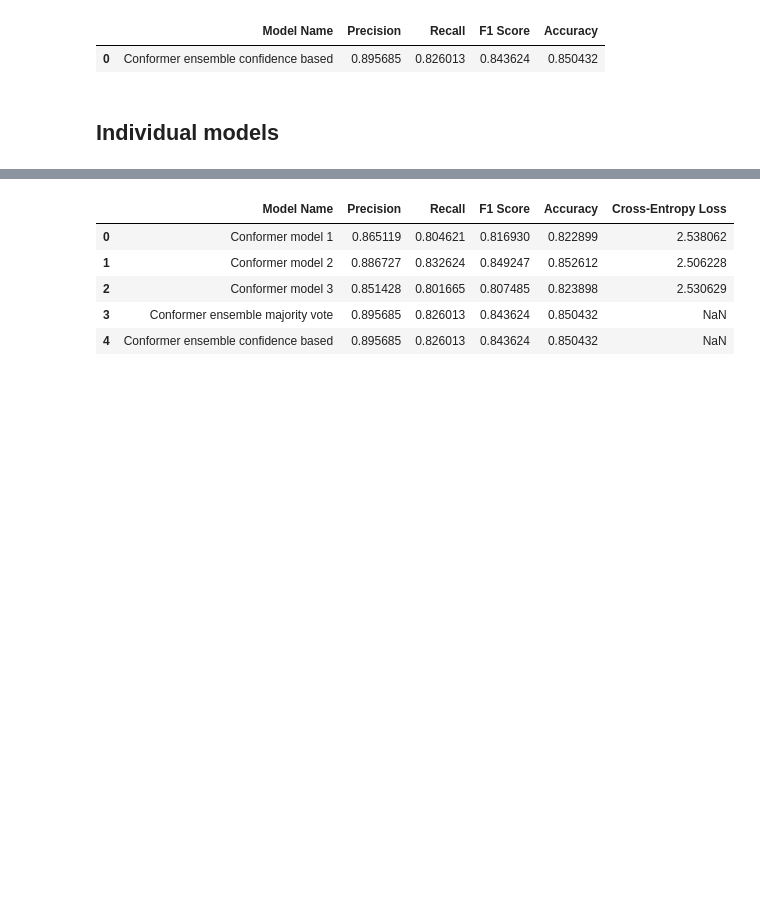
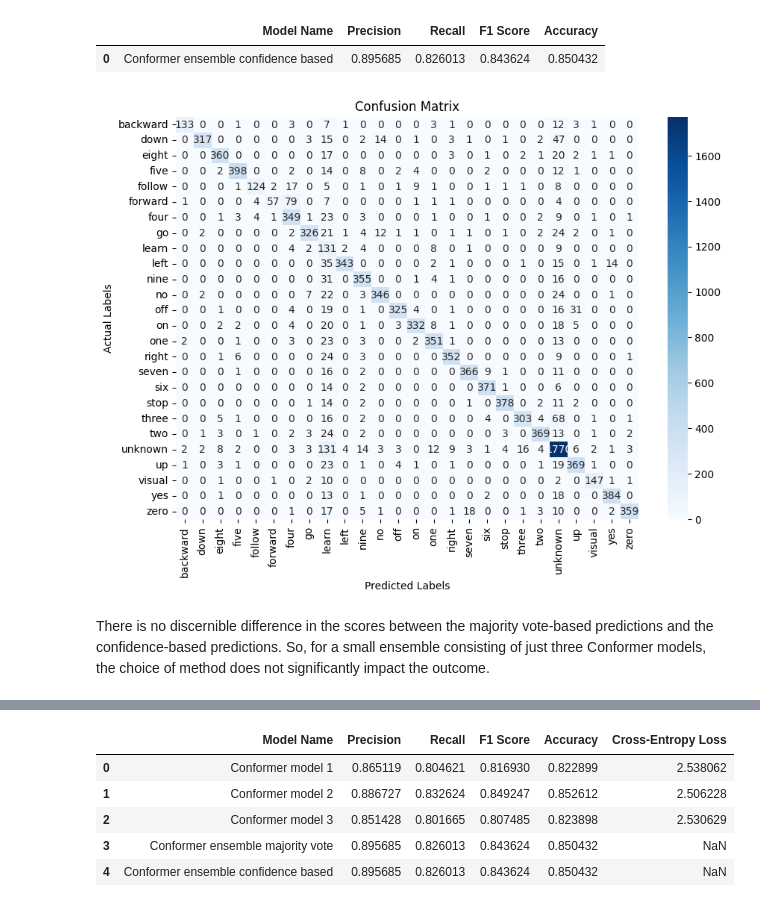
Before and after one commit to theMaren/HDA-KWS-Project, a Jupyter notebook: Conformer_ensemble_model.ipynb, the cells around one changed output, grey strips where cells are left out. Saved outputs shown, nothing was run; the diff lists cells and outputs as text; code cells hidden in the pictures; blank space fills up the shorter version.

```diff
--- a/Conformer_ensemble_model.ipynb
+++ b/Conformer_ensemble_model.ipynb
@@ -626,5 +620,9 @@ metrics_df_ensemble_con.head()
 # %% [output]
 |  | Model Name | Precision | Recall | F1 Score | Accuracy |
 | 0 | Conformer ensemble confidence based | 0.895685 | 0.826013 | 0.843624 | 0.850432 |
-# %% [markdown]
-## Individual models
+# %%
+plot_confusion_matrix(true_labels,confidence_based_predictions,label_lookup)
+# %% [output]
+[figure, added]
+# %% [markdown]
+There is no discernible difference in the scores between the majority vote-based predictions and the confidence-based predictions. So, for a small ensemble consisting of just three Conformer models, the choice of method does not significantly impact the outcome.
```
Also changed, not shown: parts of 26 cells of this notebook.
